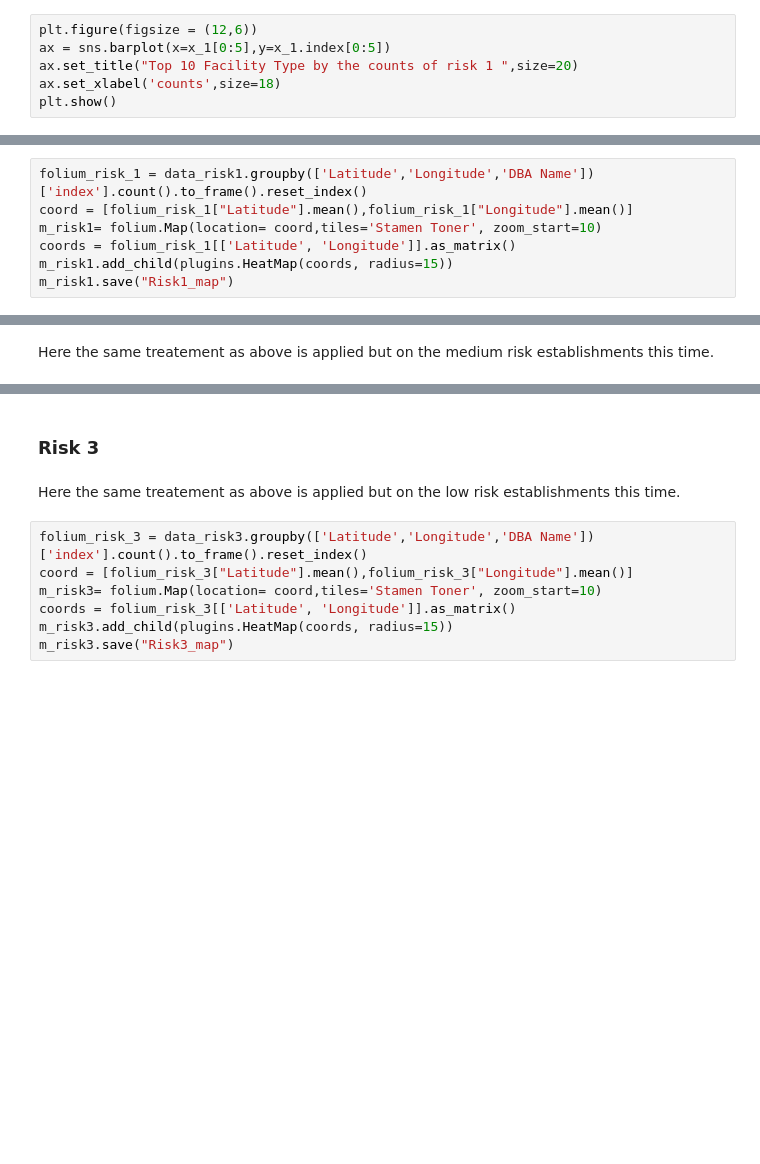
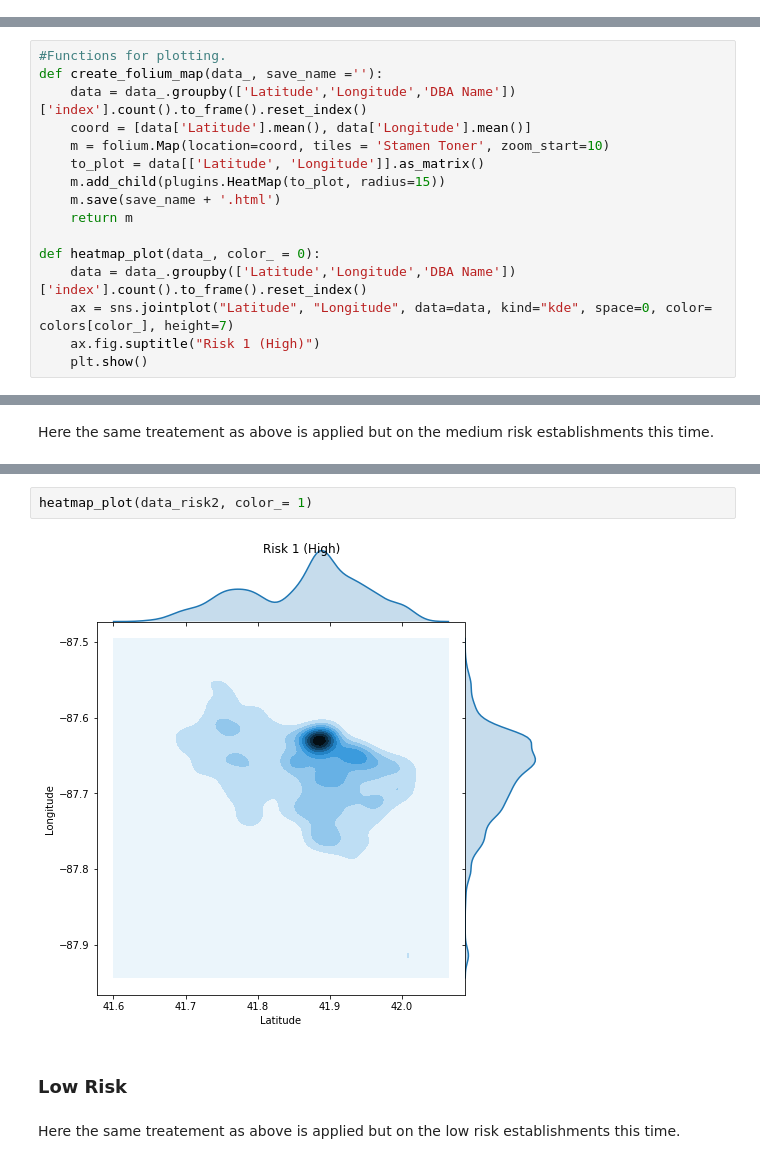
Before and after one commit to adr1anh/DeepDish, a Jupyter notebook: Food Inspection_visualisation_final.ipynb, the cells around one changed output, grey strips where cells are left out. Saved outputs shown, nothing was run; the diff lists cells and outputs as text; blank space fills up the shorter version.

Commit message:
htmls and final

```diff
--- a/Food Inspection_visualisation_final.ipynb
+++ b/Food Inspection_visualisation_final.ipynb
@@ -349,6 +348,0 @@ data_risk3 = data_removed[data_removed['Risk'] == 'Risk 3 (Low)' ]
-# %%
-plt.figure(figsize = (12,6))
-ax = sns.barplot(x=x_1[0:5],y=x_1.index[0:5])
-ax.set_title("Top 10 Facility Type by the counts of risk 1 ",size=20)
-ax.set_xlabel('counts',size=18)
-plt.show()
@@ -379,9 +371,18 @@ This issue is probably from the package updates as we seem to have the exact sam
 # %% [markdown]
 Below we plot a heatmap for the establishment that have received a high risk rating. The data plotted here is grouped by establishment so that there are no duplicate points. This map gives some insight as to the geographical location of high risk establishments.
 # %%
-folium_risk_1 = data_risk1.groupby(['Latitude','Longitude','DBA Name'])['index'].count().to_frame().reset_index()
-coord = [folium_risk_1["Latitude"].mean(),folium_risk_1["Longitude"].mean()]
-m_risk1= folium.Map(location= coord,tiles='Stamen Toner', zoom_start=10)
-coords = folium_risk_1[['Latitude', 'Longitude']].as_matrix()
-m_risk1.add_child(plugins.HeatMap(coords, radius=15))
-m_risk1.save("Risk1_map")
+#Functions for plotting.
+def create_folium_map(data_, save_name =''):
+    data = data_.groupby(['Latitude','Longitude','DBA Name'])['index'].count().to_frame().reset_index()
+    coord = [data['Latitude'].mean(), data['Longitude'].mean()]
+    m = folium.Map(location=coord, tiles = 'Stamen Toner', zoom_start=10)
+    to_plot = data[['Latitude', 'Longitude']].as_matrix()
+    m.add_child(plugins.HeatMap(to_plot, radius=15))
+    m.save(save_name + '.html')
+    return m
+
+def heatmap_plot(data_, color_ = 0):
+    data = data_.groupby(['Latitude','Longitude','DBA Name'])['index'].count().to_frame().reset_index()
+    ax = sns.jointplot("Latitude", "Longitude", data=data, kind="kde", space=0, color= colors[color_], height=7)
+    ax.fig.suptitle("Risk 1 (High)")
+    plt.show()
@@ -416,11 +411,8 @@ plt.show()
+# %%
+heatmap_plot(data_risk2, color_= 1)
+# %% [output]
+[figure, added]
 # %% [markdown]
-### Risk 3
+### Low Risk
 # %% [markdown]
 Here the same treatement as above is applied but on the low risk establishments this time.
-# %%
-folium_risk_3 = data_risk3.groupby(['Latitude','Longitude','DBA Name'])['index'].count().to_frame().reset_index()
-coord = [folium_risk_3["Latitude"].mean(),folium_risk_3["Longitude"].mean()]
-m_risk3= folium.Map(location= coord,tiles='Stamen Toner', zoom_start=10)
-coords = folium_risk_3[['Latitude', 'Longitude']].as_matrix()
-m_risk3.add_child(plugins.HeatMap(coords, radius=15))
-m_risk3.save("Risk3_map")
```
Also changed, not shown: parts of 13 cells of this notebook, 3 other files.
